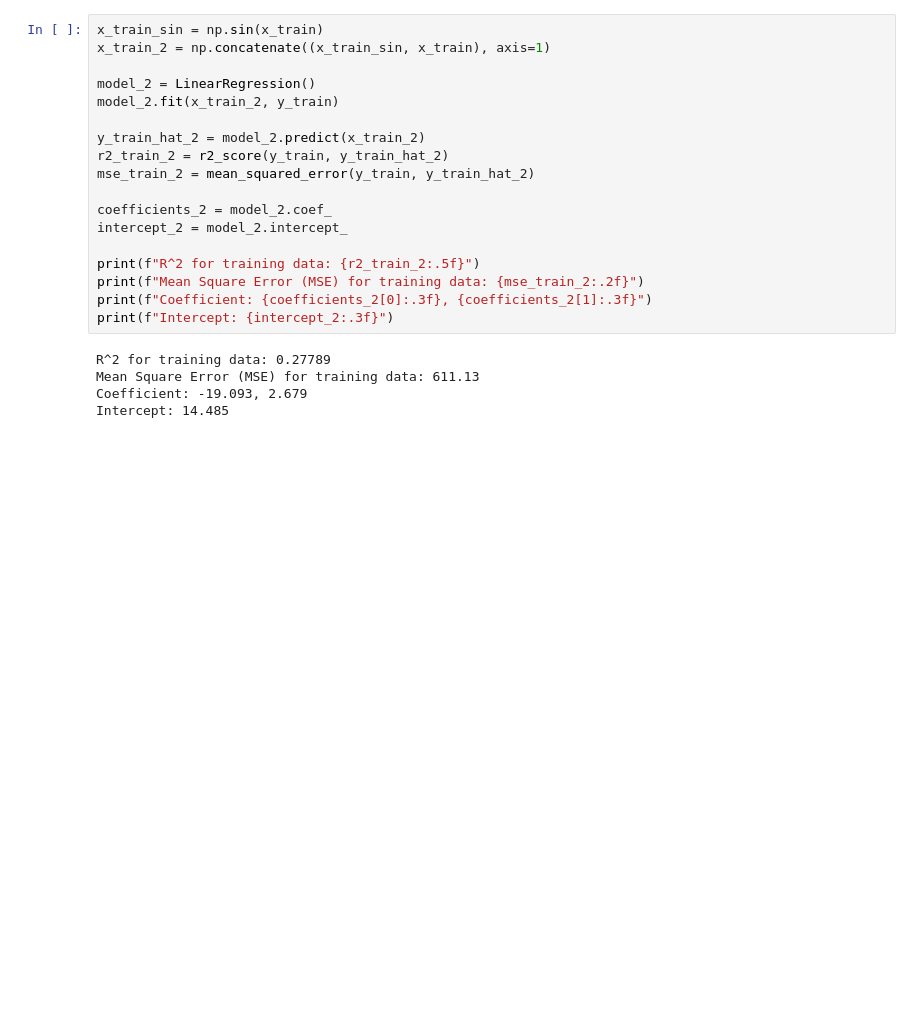
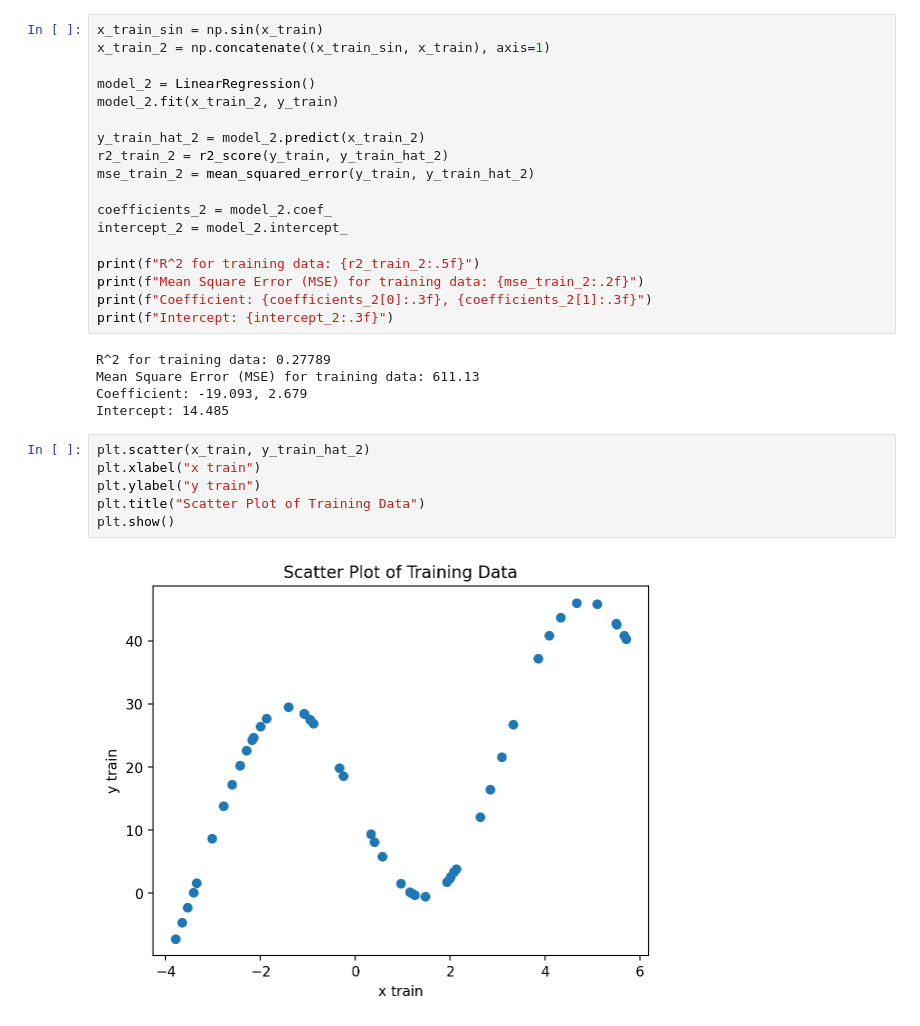
Before and after one commit to BarbaraPFloresRios/IDS705_PrinciplesOfMachineLearning, a Jupyter notebook: Assignment_2_SupervisedMachineLearningFundamentals/Assignment_2.ipynb, the cells around one changed output. Drawn from its saved outputs; the diff is of its cells as text; blank space fills up the shorter version.

```diff
--- a/Assignment_2_SupervisedMachineLearningFundamentals/Assignment_2.ipynb
+++ b/Assignment_2_SupervisedMachineLearningFundamentals/Assignment_2.ipynb
@@ -776,3 +773,11 @@ R^2 for training data: 0.27789
 Mean Square Error (MSE) for training data: 611.13
 Coefficient: -19.093, 2.679
 Intercept: 14.485
+# %%
+plt.scatter(x_train, y_train_hat_2)
+plt.xlabel("x train")
+plt.ylabel("y train")
+plt.title("Scatter Plot of Training Data")
+plt.show()
+# %% [output]
+[figure, added]
```
Also changed, not shown: parts of 3 cells of this notebook.
